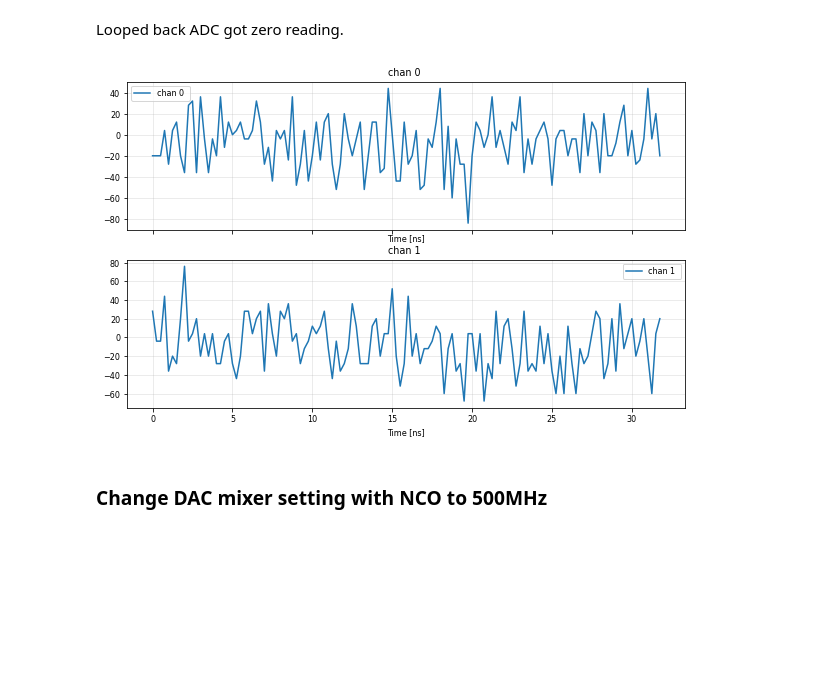
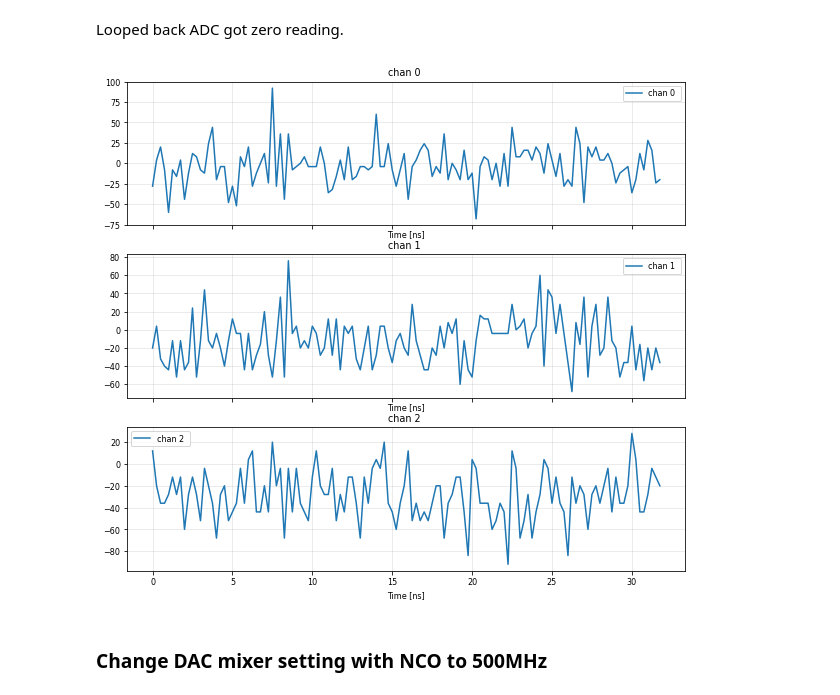
Before and after one commit to BerkeleyLab/LBNL-DSLLRF, a Jupyter notebook: doc/rfsocMTS.ipynb, the cells around one changed output. Drawn from its saved outputs; the diff is of its cells as text; code cells hidden in the pictures; blank space fills up the shorter version.

```diff
--- a/doc/rfsocMTS.ipynb
+++ b/doc/rfsocMTS.ipynb
@@ -245,9 +281,9 @@ set_dac_mixer_dco(0)
 Looped back ADC got zero reading.
 # %%
 ol.internal_capture(AlignedCaptureSamples)
-plot_adc_wfm(AlignedCaptureSamples[::2, :128])
+plot_adc_wfm(AlignedCaptureSamples[::, :128])
 # %% [output]
-[figure, old version]
+[figure, new version]
 # %% [markdown]
 ### Change DAC mixer setting with NCO to 500MHz
 # %%
```
Also changed, not shown: parts of 26 cells of this notebook, 51 other files.
